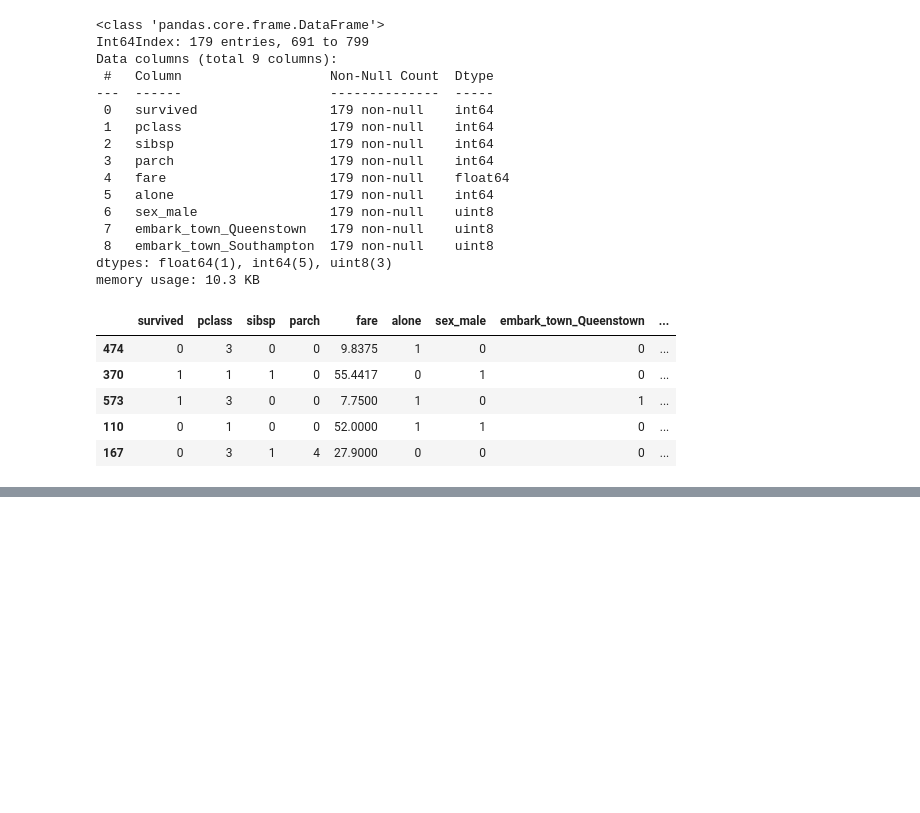
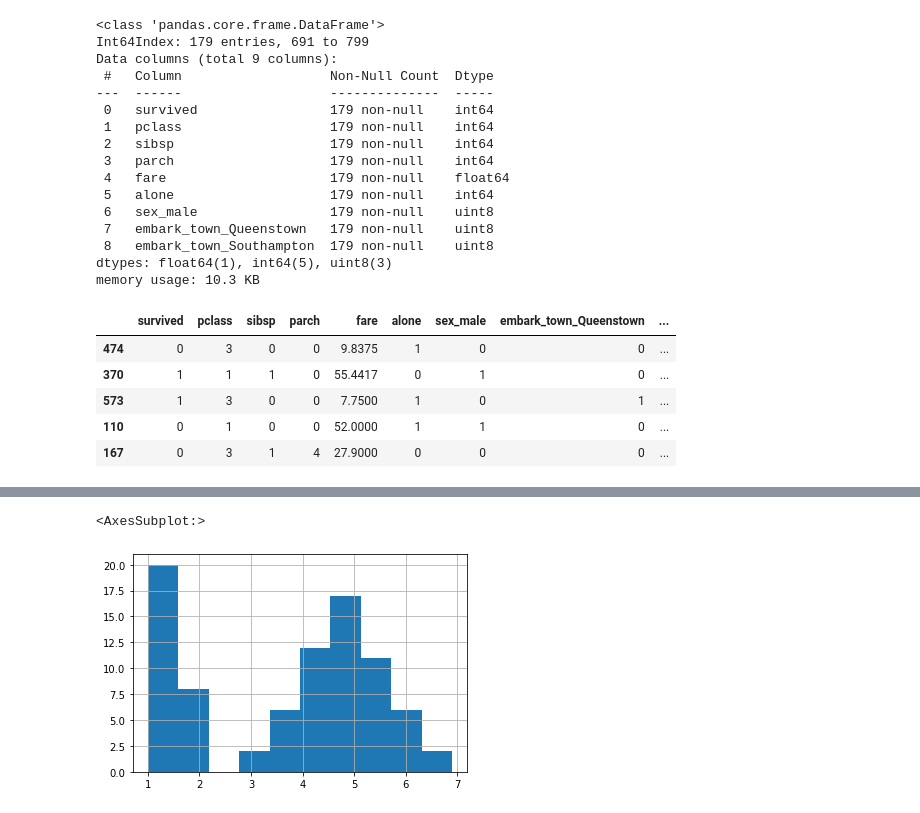
Before and after one commit to christophermayorga/classification-exercises, a Jupyter notebook: classification_exercises.ipynb, the cells around one changed output, grey strips where cells are left out. Saved outputs shown, nothing was run; the diff lists cells and outputs as text; code cells hidden in the pictures; blank space fills up the shorter version.

```diff
--- a/classification_exercises.ipynb
+++ b/classification_exercises.ipynb
@@ -677,0 +748,5 @@ train.head()
+# %%
+train.petal_length.hist()
+# %% [output]
+<AxesSubplot:>
+[figure, added]
```
Also changed, not shown: parts of 46 cells of this notebook, 1 other file.
